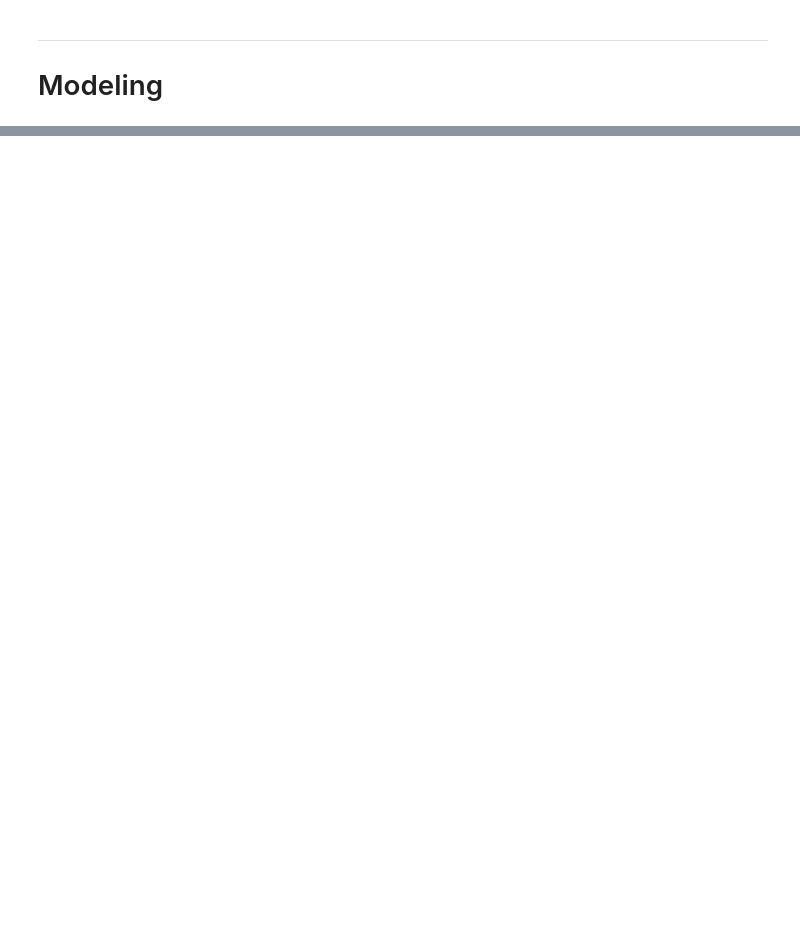
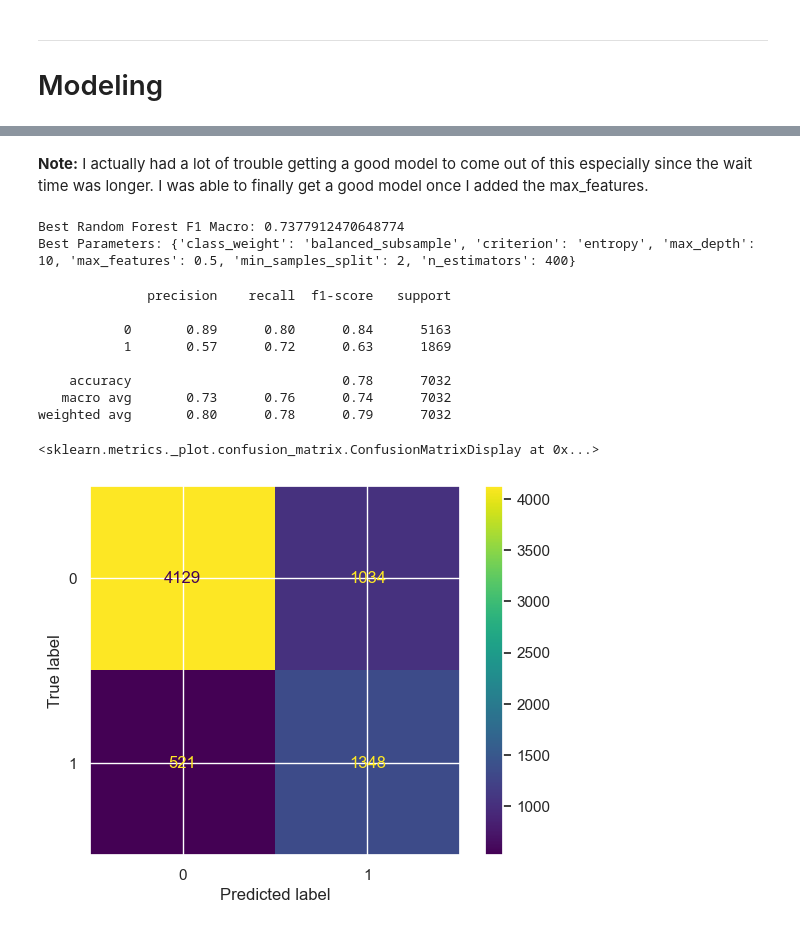
Before and after one commit to MiguelRM0/churn-prediction, a Jupyter notebook: Modeling.ipynb, the cells around one changed output, grey strips where cells are left out. Saved outputs shown, nothing was run; the diff lists cells and outputs as text; code cells hidden in the pictures; blank space fills up the shorter version.

```diff
--- a/Modeling.ipynb
+++ b/Modeling.ipynb
@@ -195,0 +340,25 @@ kfold_cv(X, y, lr, cv = 10)
+# %% [markdown]
+**Note:** I actually had a lot of trouble getting a good model to come out of this especially since the wait time was longer. I was able to finally get a good model once I added the max_features.
+# %%
+print("Best Random Forest F1 Macro:", rf_result['best_f1_macro'])
+print("Best Parameters:", rf_result['best_params'])
+# %% [output]
+Best Random Forest F1 Macro: 0.7377912470648774
+Best Parameters: {'class_weight': 'balanced_subsample', 'criterion': 'entropy', 'max_depth': 10, 'max_features': 0.5, 'min_samples_split': 2, 'n_estimators': 400}
+# %%
+rf = RandomForestClassifier(random_state=42,criterion="entropy", n_jobs=-1, class_weight='balanced_subsample', max_depth=10, min_samples_split = 2,n_estimators=400 , max_features = 0.5)
+rf_oof_df, rf_metric_df= kfold_cv( rf, X, y, cv=10, random_state = 42)
+# %%
+print(classification_report(rf_oof_df["y_true"], rf_oof_df["y_pred"]))
+ConfusionMatrixDisplay.from_predictions(rf_oof_df["y_true"], rf_oof_df["y_pred"])
+# %% [output]
+              precision    recall  f1-score   support
+
+           0       0.89      0.80      0.84      5163
+           1       0.57      0.72      0.63      1869
+
+    accuracy                           0.78      7032
+   macro avg       0.73      0.76      0.74      7032
+weighted avg       0.80      0.78      0.79      7032
+<sklearn.metrics._plot.confusion_matrix.ConfusionMatrixDisplay at 0x...>
+[figure, added]
```
Also changed, not shown: parts of 41 cells of this notebook.
